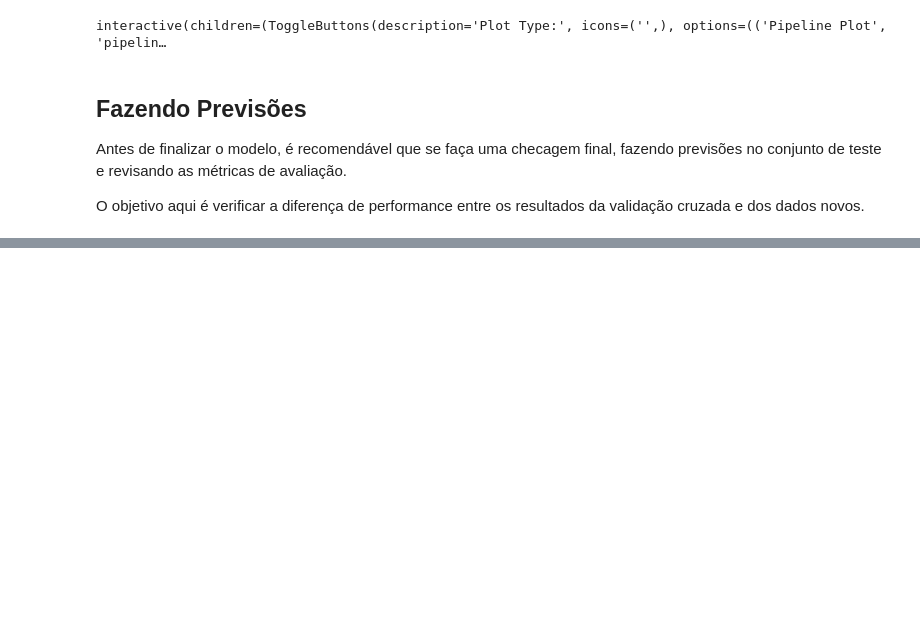
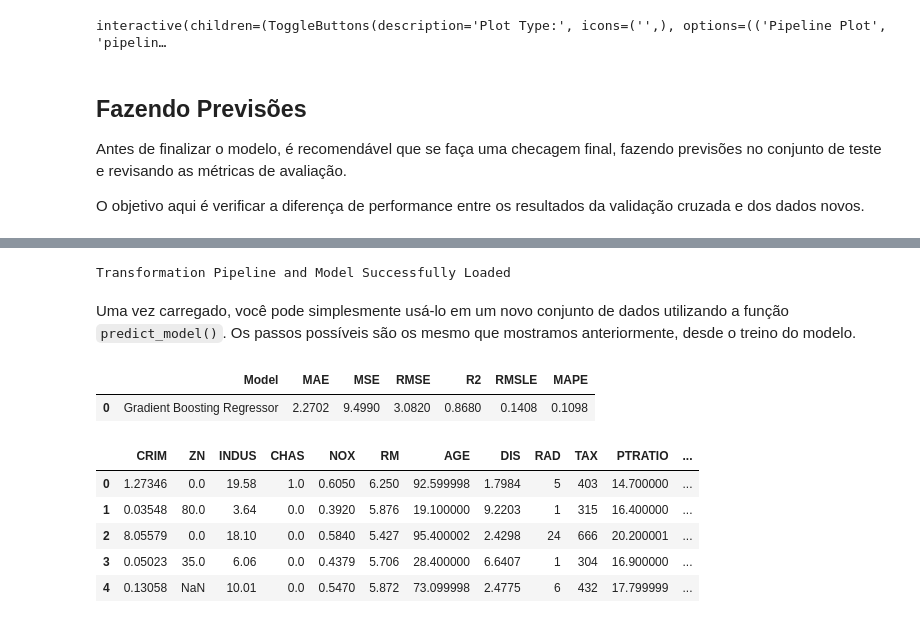
Before and after one commit to JhonnyLimachi/Sigmoidal, a Jupyter notebook: 37_AutoML.ipynb, the cells around one changed output, grey strips where cells are left out. Drawn from its saved outputs; the diff is of its cells as text; code cells hidden in the pictures; blank space fills up the shorter version.

```diff
--- a/37_AutoML.ipynb
+++ b/37_AutoML.ipynb
@@ -393,0 +511,20 @@ O objetivo aqui é verificar a diferença de performance entre os resultados da
+# %%
+# carregando um modelo salvo
+saved_final_gbr = load_model('Modelo_Final_04_09_23')
+# %% [output]
+Transformation Pipeline and Model Successfully Loaded
+# %% [markdown]
+Uma vez carregado, você pode simplesmente usá-lo em um novo conjunto de dados utilizando a função `predict_model()`. Os passos possíveis são os mesmo que mostramos anteriormente, desde o treino do modelo.
+# %%
+# fazendo previsões com o modelo salvo
+new_prediction = predict_model(saved_final_gbr, data=test)
+new_prediction.head()
+# %% [output]
+|  | Model | MAE | MSE | RMSE | R2 | RMSLE | MAPE |
+| 0 | Gradient Boosting Regressor | 2.2702 | 9.4990 | 3.0820 | 0.8680 | 0.1408 | 0.1098 |
+|  | CRIM | ZN | INDUS | CHAS | NOX | RM | AGE | DIS | RAD | TAX | PTRATIO | ... |
+| 0 | 1.27346 | 0.0 | 19.58 | 1.0 | 0.6050 | 6.250 | 92.599998 | 1.7984 | 5 | 403 | 14.700000 | ... |
+| 1 | 0.03548 | 80.0 | 3.64 | 0.0 | 0.3920 | 5.876 | 19.100000 | 9.2203 | 1 | 315 | 16.400000 | ... |
+| 2 | 8.05579 | 0.0 | 18.10 | 0.0 | 0.5840 | 5.427 | 95.400002 | 2.4298 | 24 | 666 | 20.200001 | ... |
+| 3 | 0.05023 | 35.0 | 6.06 | 0.0 | 0.4379 | 5.706 | 28.400000 | 6.6407 | 1 | 304 | 16.900000 | ... |
+| 4 | 0.13058 | NaN | 10.01 | 0.0 | 0.5470 | 5.872 | 73.099998 | 2.4775 | 6 | 432 | 17.799999 | ... |
```
Also changed, not shown: parts of 15 cells of this notebook.
